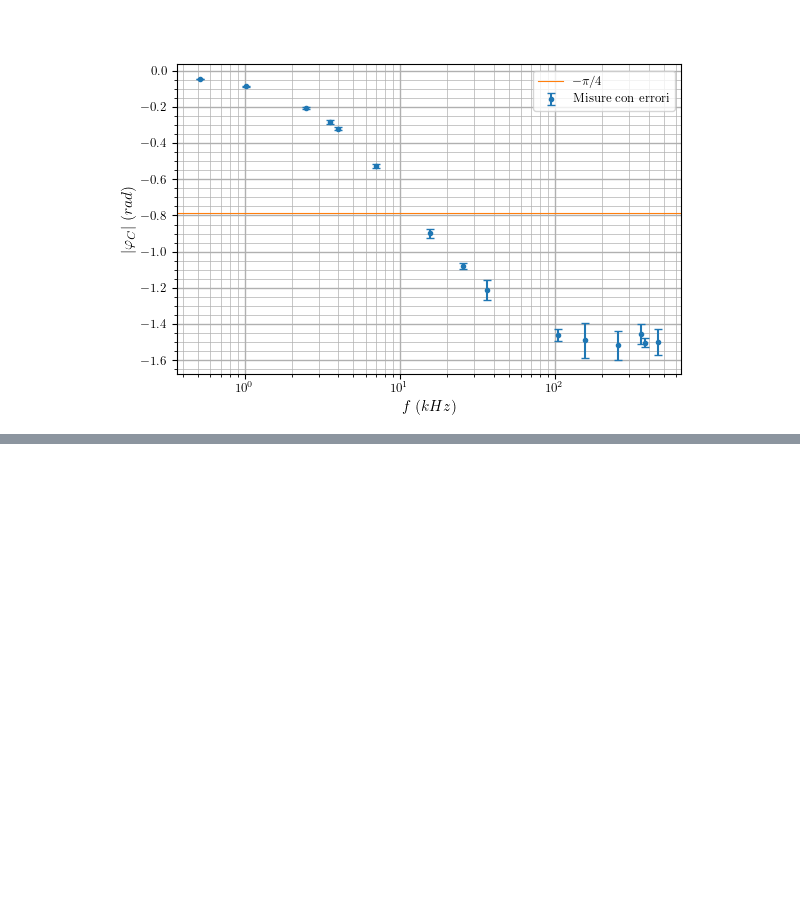
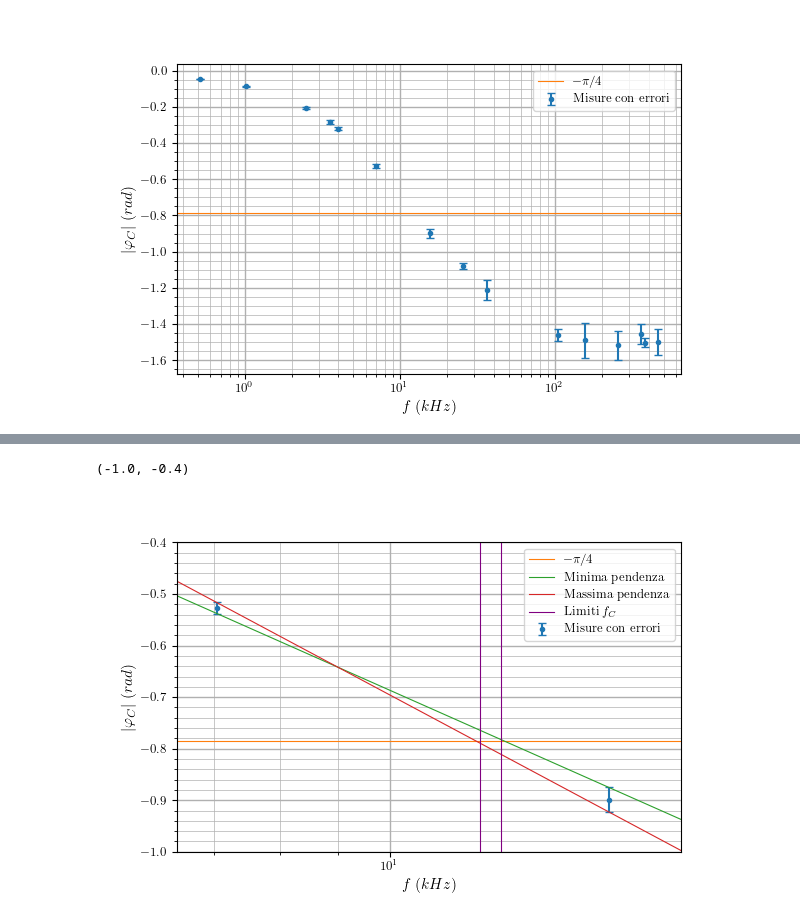
Before and after one commit to Nemoos-0/Lab2-E3, a Jupyter notebook: code/onda_sin_C.ipynb, the cells around one changed output, grey strips where cells are left out. Drawn from its saved outputs; the diff is of its cells as text; code cells hidden in the pictures; blank space fills up the shorter version.

```diff
--- a/code/onda_sin_C.ipynb
+++ b/code/onda_sin_C.ipynb
@@ -397,0 +448,52 @@ fig.savefig(graph_path + 'onda_sin_phiC(f).pdf', format='pdf', bbox_inches='tigh
+# %%
+fig, ax = plt.subplots(figsize = fig_size.from_pt(width))
+# fig.tight_layout()
+
+ax.set_xscale('log')
+
+ax.errorbar(
+    x = df['f'],
+    y = df['phi'], yerr=df['dphi'],
+    fmt='o', markersize = 3,
+    capsize = 3, label='Misure con errori'
+)
+
+xlim = np.array(ax.get_xlim())
+ylim = np.array(ax.get_ylim())
+
+A_taglio = lambda x: x - x - np.pi/4
+ax.plot(xlim, A_taglio(xlim), lw=0.8, label=r'$- \pi/4$')
+
+# Minima pendenza
+l_min = lambda x: -np.log10(x/12.6)*0.98 - np.pi/4
+ax.plot(xlim, l_min(xlim), lw=0.8, label='Minima pendenza')
+
+# Massima pendenza
+l_max = lambda x: -np.log10(x/11.9)*1.18 - np.pi/4
+ax.plot(xlim, l_max(xlim), lw=0.8, label='Massima pendenza')
+
+# Minima frequenza di taglio
+f_min = lambda y: y - y + 12
+ax.plot(f_min(ylim), ylim, lw=0.8, c='purple', label=r'Limiti $f_{C}$')
+
+# Massima frequenza di taglio
+f_max = lambda y: y - y + 12.5
+ax.plot(f_max(ylim), ylim, lw=0.8, c='purple')
+
+ax.set_xlim(xlim)
+ax.set_ylim(ylim)
+
+ax.minorticks_on()
+ax.grid(True, which='major', lw = 1)
+ax.grid(True, which='minor', lw = 0.5)
+
+ax.legend()
+
+ax.set_xlabel(r'$f \; (kHz)$')
+ax.set_ylabel(r'$|\varphi_{C}| \; (rad)$')
+
+ax.set_xlim(6.5, 18)
+ax.set_ylim(-1, -0.4)
+# %% [output]
+(-1.0, -0.4)
+[figure, added]
```
Also changed, not shown: parts of 4 cells of this notebook, 21 other files.
